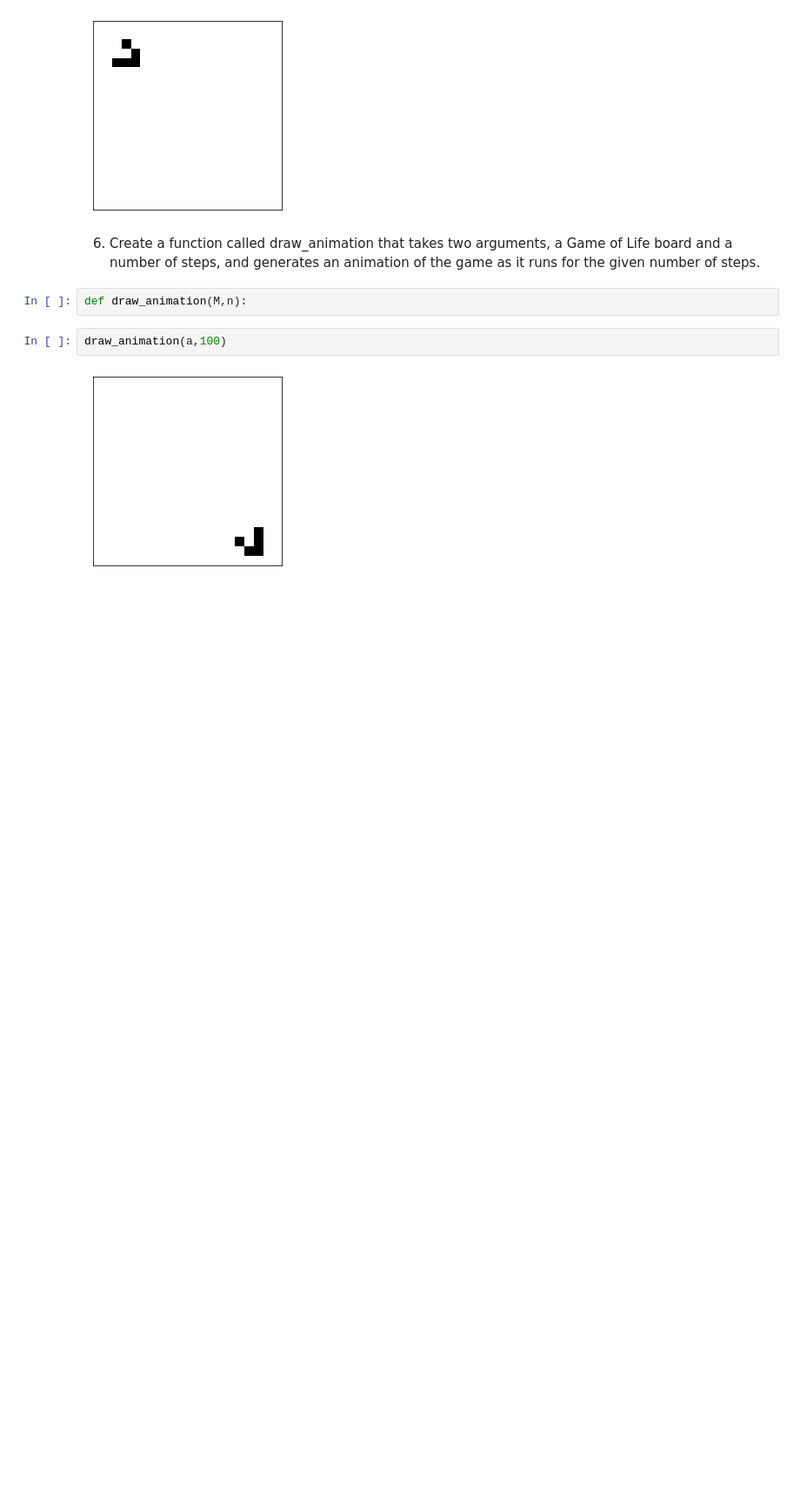
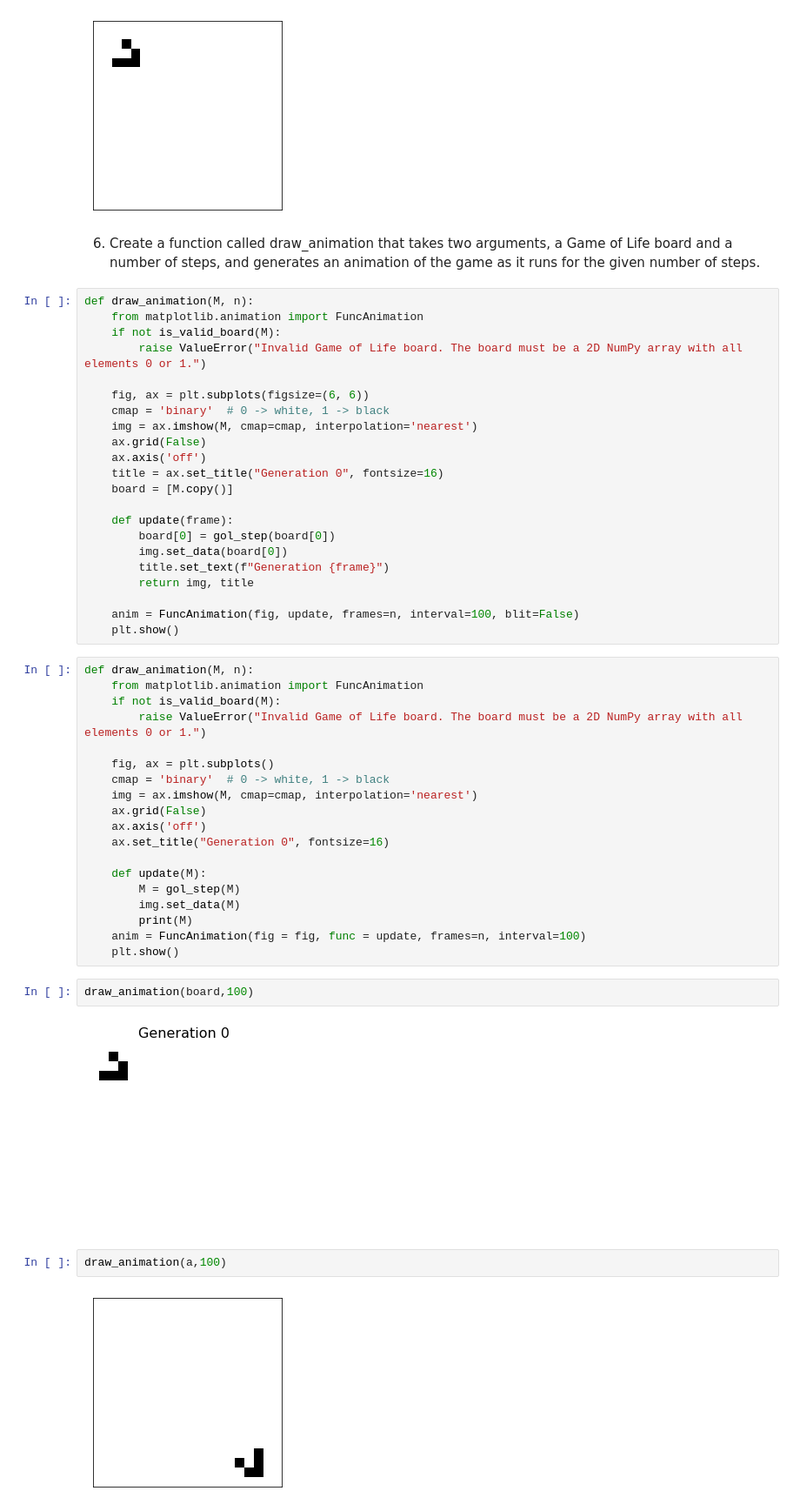
Before and after one commit to edwei06/data_science_2024_fall, a Jupyter notebook: data_science_hw1/hw1_game_of_life.ipynb, the cells around one changed output. Shown: that part at 87% size. Cells and saved outputs as stored; diff of their text form; blank space fills up the shorter version.

```diff
--- a/data_science_hw1/hw1_game_of_life.ipynb
+++ b/data_science_hw1/hw1_game_of_life.ipynb
@@ -108,8 +238,51 @@ board = draw_gol_board(x)
 [figure]
 # %% [markdown]
 6. Create a function called draw_animation that takes two arguments, a Game of Life board and a number of steps, and generates an animation of the game as it runs for the given number of steps.
-# %%
-def draw_animation(M,n):
+# %%
+def draw_animation(M, n):
+    from matplotlib.animation import FuncAnimation
+    if not is_valid_board(M):
+        raise ValueError("Invalid Game of Life board. The board must be a 2D NumPy array with all elements 0 or 1.")
+
+    fig, ax = plt.subplots(figsize=(6, 6))
+    cmap = 'binary'  # 0 -> white, 1 -> black
+    img = ax.imshow(M, cmap=cmap, interpolation='nearest')
+    ax.grid(False)
+    ax.axis('off')
+    title = ax.set_title("Generation 0", fontsize=16)
+    board = [M.copy()]
+
+    def update(frame):
+        board[0] = gol_step(board[0])
+        img.set_data(board[0])
+        title.set_text(f"Generation {frame}")
+        return img, title
+
+    anim = FuncAnimation(fig, update, frames=n, interval=100, blit=False)
+    plt.show()
+# %%
+def draw_animation(M, n):
+    from matplotlib.animation import FuncAnimation
+    if not is_valid_board(M):
+        raise ValueError("Invalid Game of Life board. The board must be a 2D NumPy array with all elements 0 or 1.")
+
+    fig, ax = plt.subplots()
+    cmap = 'binary'  # 0 -> white, 1 -> black
+    img = ax.imshow(M, cmap=cmap, interpolation='nearest')
+    ax.grid(False)
+    ax.axis('off')
+    ax.set_title("Generation 0", fontsize=16)
+
+    def update(M):
+        M = gol_step(M)
+        img.set_data(M)
+        print(M)
+    anim = FuncAnimation(fig = fig, func = update, frames=n, interval=100)
+    plt.show()
+# %%
+draw_animation(board,100)
+# %% [output]
+[figure, added]
 # %%
 draw_animation(a,100)
 # %% [output]
```
Also changed, not shown: parts of 11 cells of this notebook, 2 other files.
